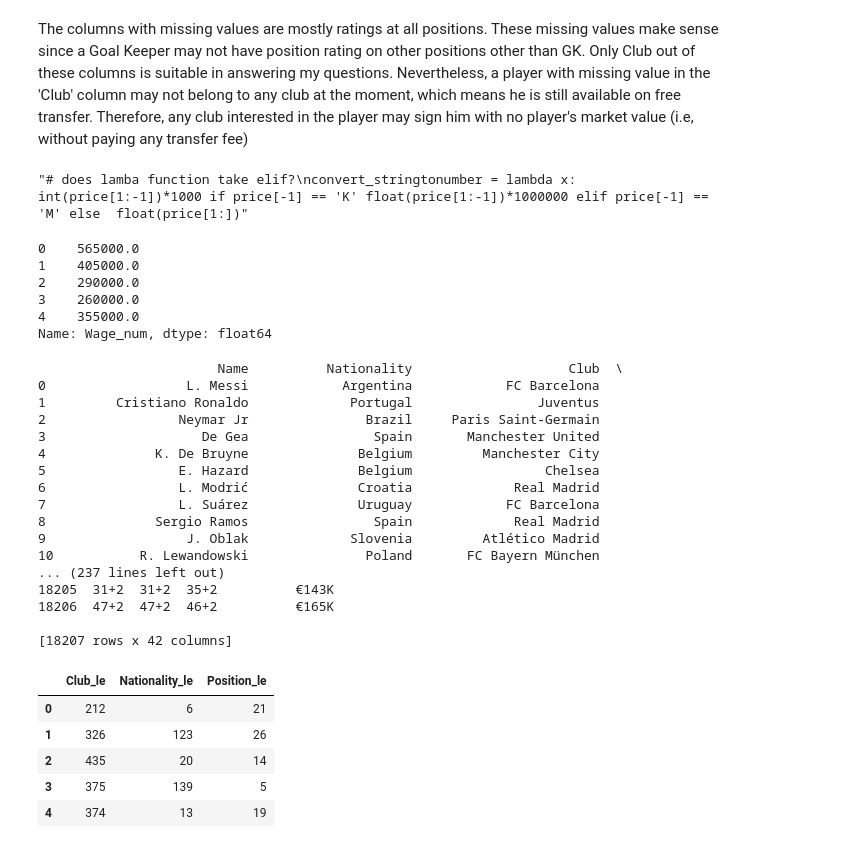
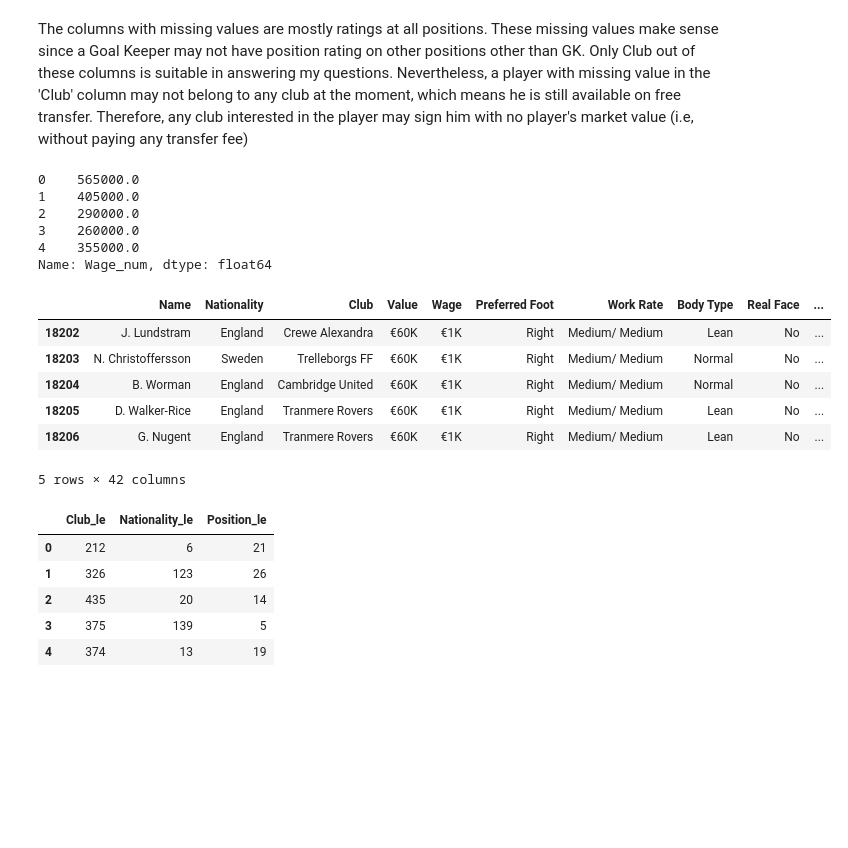
Before and after one commit to A-Nuru/Write-a-Data-Science-Blog-Post, a Jupyter notebook: Write-a-Data-Science-Blog-Post.ipynb, the cells around one changed output. Drawn from its saved outputs; the diff is of its cells as text; code cells hidden in the pictures; blank space fills up the shorter version.

```diff
--- a/Write-a-Data-Science-Blog-Post.ipynb
+++ b/Write-a-Data-Science-Blog-Post.ipynb
@@ -107,6 +107,7 @@ The columns with missing values are mostly ratings at all positions. These missi
 # %%
 # Defining functions that converts strings to number
 def convert_stringtonumber(price):
+
     """
     This function converts from price values in string type to float type numbers
 
@@ -123,12 +124,4 @@ def convert_stringtonumber(price):
         return float(price[1:-1])*1000000
     else:
         return float(price[1:])
-
-
-
-
-'''# does lamba function take elif?
-convert_stringtonumber = lambda x: int(price[1:-1])*1000 if price[-1] == 'K' float(price[1:-1])*1000000 elif price[-1] == 'M' else  float(price[1:])'''
-# %% [output]
-"# does lamba function take elif?\nconvert_stringtonumber = lambda x: int(price[1:-1])*1000 if price[-1] == 'K' float(price[1:-1])*1000000 elif price[-1] == 'M' else  float(price[1:])"
 # %%
@@ -152,26 +142,16 @@ Name: Wage_num, dtype: float64
 # %%
 # selecting columns with categorical columns
 data_cat = data.select_dtypes(include = ['object'])
 data_cat_col = data_cat.columns
-print(data_cat)
+data_cat.tail()
 # %% [output]
+|  | Name | Nationality | Club | Value | Wage | Preferred Foot | Work Rate | Body Type | Real Face | ... |
+| 18202 | J. Lundstram | England | Crewe Alexandra | €60K | €1K | Right | Medium/ Medium | Lean | No | ... |
+| 18203 | N. Christoffersson | Sweden | Trelleborgs FF | €60K | €1K | Right | Medium/ Medium | Normal | No | ... |
+| 18204 | B. Worman | England | Cambridge United | €60K | €1K | Right | Medium/ Medium | Normal | No | ... |
+| 18205 | D. Walker-Rice | England | Tranmere Rovers | €60K | €1K | Right | Medium/ Medium | Lean | No | ... |
+| 18206 | G. Nugent | England | Tranmere Rovers | €60K | €1K | Right | Medium/ Medium | Lean | No | ... |
-                       Name          Nationality                    Club  \
-0                  L. Messi            Argentina            FC Barcelona
-1         Cristiano Ronaldo             Portugal                Juventus
-2                 Neymar Jr               Brazil     Paris Saint-Germain
-3                    De Gea                Spain       Manchester United
-4              K. De Bruyne              Belgium         Manchester City
-5                 E. Hazard              Belgium                 Chelsea
-6                 L. Modrić              Croatia             Real Madrid
-7                 L. Suárez              Uruguay            FC Barcelona
-8              Sergio Ramos                Spain             Real Madrid
-9                  J. Oblak             Slovenia         Atlético Madrid
-10           R. Lewandowski               Poland       FC Bayern München
-... (237 lines left out)
-18205  31+2  31+2  35+2          €143K
-18206  47+2  47+2  46+2          €165K
-
-[18207 rows x 42 columns]
+5 rows × 42 columns
 # %%
 # Onehotencoding 3 most important Categorical variables - Club, Nationality, Position
 le = LabelEncoder()
```
Also changed, not shown: parts of 1 cell of this notebook.
